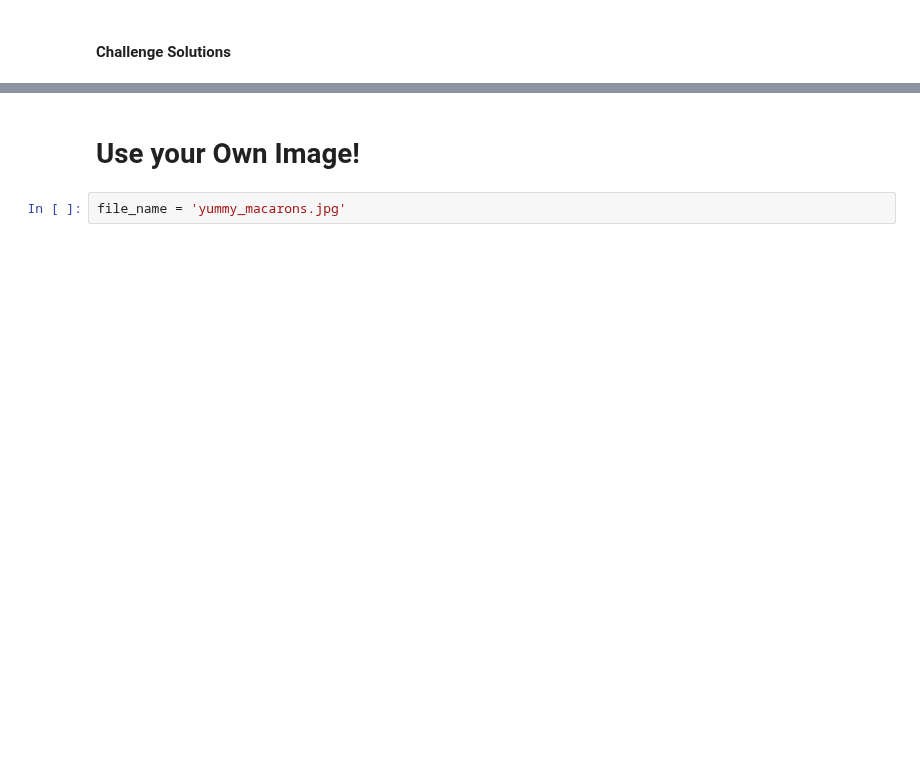
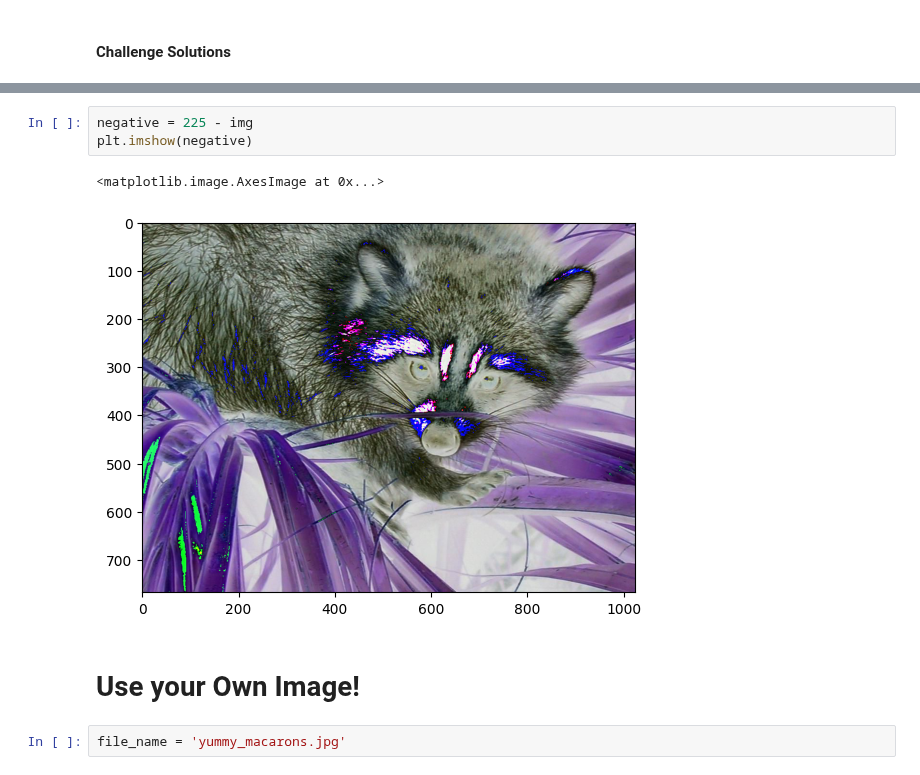
Before and after one commit to MatthewBailerDemmer/PythonBootcamp, a Jupyter notebook: DataScience Projects/Computation+with+NumPy+(start)/Computation with NumPy (start)/Computation_with_NumPy_and_N_Dimensional_Arrays_(start).ipynb, the cells around one changed output, grey strips where cells are left out. Cells and saved outputs as stored; diff of their text form; blank space fills up the shorter version.

```diff
--- a/DataScience Projects/Computation+with+NumPy+(start)/Computation with NumPy (start)/Computation_with_NumPy_and_N_Dimensional_Arrays_(start).ipynb
+++ b/DataScience Projects/Computation+with+NumPy+(start)/Computation with NumPy (start)/Computation_with_NumPy_and_N_Dimensional_Arrays_(start).ipynb
@@ -272,3 +307,9 @@ grey_vals = np.array([0.2126, 0.7152, 0.0722])
+# %%
+negative = 225 - img
+plt.imshow(negative)
+# %% [output]
+<matplotlib.image.AxesImage at 0x...>
+[figure, added]
 # %% [markdown]
 # Use your Own Image!
 # %%
```
Also changed, not shown: parts of 13 cells of this notebook, 45 other files.
